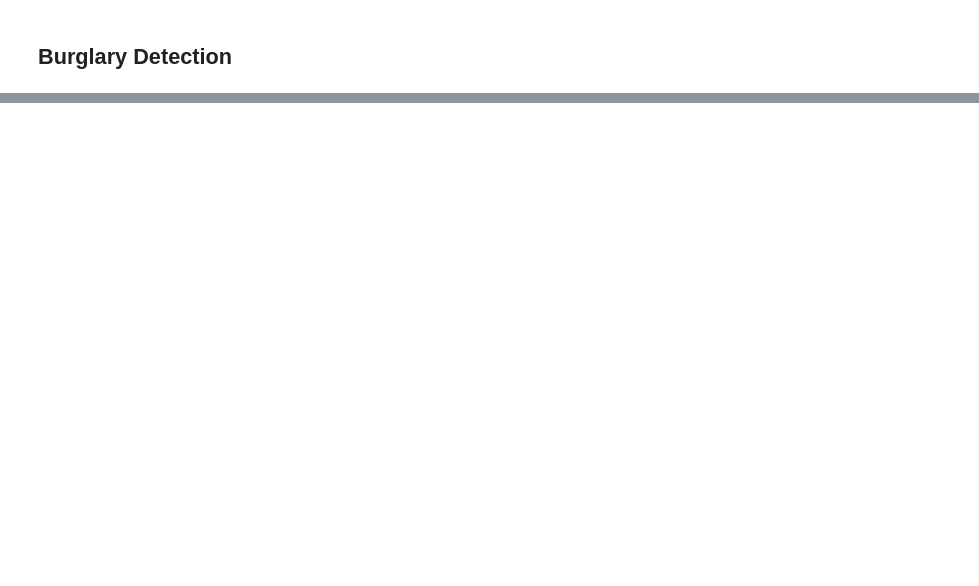
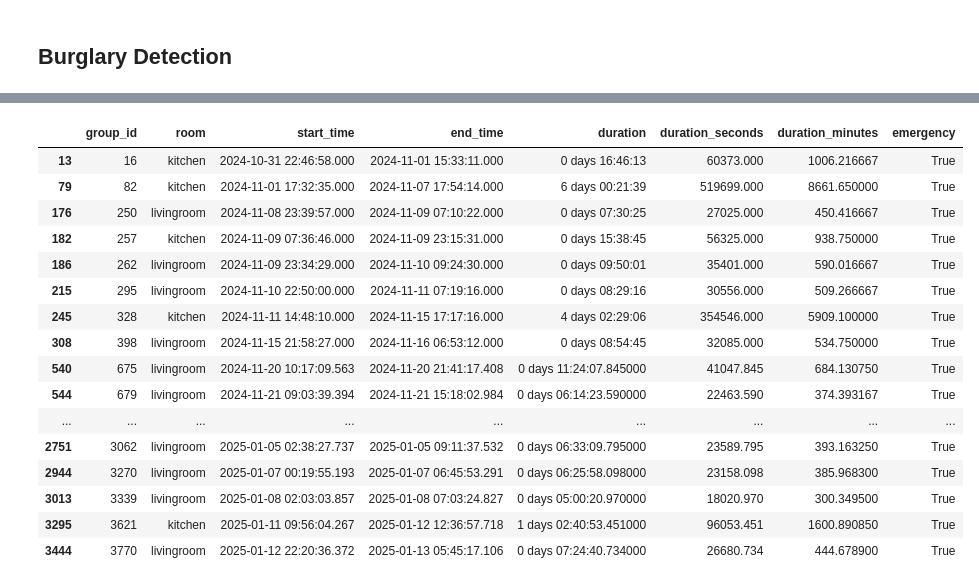
Before and after one commit to radovluk/sif, a Jupyter notebook: monitoring/monitoring.ipynb, the cells around one changed output, grey strips where cells are left out. Drawn from its saved outputs; the diff is of its cells as text; code cells hidden in the pictures; blank space fills up the shorter version.

```diff
--- a/monitoring/monitoring.ipynb
+++ b/monitoring/monitoring.ipynb
@@ -392,0 +542,20 @@ Response: None
+# %%
+emergencies_df
+# %% [output]
+|  | group_id | room | start_time | end_time | duration | duration_seconds | duration_minutes | emergency |
+| 13 | 16 | kitchen | 2024-10-31 22:46:58.000 | 2024-11-01 15:33:11.000 | 0 days 16:46:13 | 60373.000 | 1006.216667 | True |
+| 79 | 82 | kitchen | 2024-11-01 17:32:35.000 | 2024-11-07 17:54:14.000 | 6 days 00:21:39 | 519699.000 | 8661.650000 | True |
+| 176 | 250 | livingroom | 2024-11-08 23:39:57.000 | 2024-11-09 07:10:22.000 | 0 days 07:30:25 | 27025.000 | 450.416667 | True |
+| 182 | 257 | kitchen | 2024-11-09 07:36:46.000 | 2024-11-09 23:15:31.000 | 0 days 15:38:45 | 56325.000 | 938.750000 | True |
+| 186 | 262 | livingroom | 2024-11-09 23:34:29.000 | 2024-11-10 09:24:30.000 | 0 days 09:50:01 | 35401.000 | 590.016667 | True |
+| 215 | 295 | livingroom | 2024-11-10 22:50:00.000 | 2024-11-11 07:19:16.000 | 0 days 08:29:16 | 30556.000 | 509.266667 | True |
+| 245 | 328 | kitchen | 2024-11-11 14:48:10.000 | 2024-11-15 17:17:16.000 | 4 days 02:29:06 | 354546.000 | 5909.100000 | True |
+| 308 | 398 | livingroom | 2024-11-15 21:58:27.000 | 2024-11-16 06:53:12.000 | 0 days 08:54:45 | 32085.000 | 534.750000 | True |
+| 540 | 675 | livingroom | 2024-11-20 10:17:09.563 | 2024-11-20 21:41:17.408 | 0 days 11:24:07.845000 | 41047.845 | 684.130750 | True |
+| 544 | 679 | livingroom | 2024-11-21 09:03:39.394 | 2024-11-21 15:18:02.984 | 0 days 06:14:23.590000 | 22463.590 | 374.393167 | True |
+| ... | ... | ... | ... | ... | ... | ... | ... | ... |
+| 2751 | 3062 | livingroom | 2025-01-05 02:38:27.737 | 2025-01-05 09:11:37.532 | 0 days 06:33:09.795000 | 23589.795 | 393.163250 | True |
+| 2944 | 3270 | livingroom | 2025-01-07 00:19:55.193 | 2025-01-07 06:45:53.291 | 0 days 06:25:58.098000 | 23158.098 | 385.968300 | True |
+| 3013 | 3339 | livingroom | 2025-01-08 02:03:03.857 | 2025-01-08 07:03:24.827 | 0 days 05:00:20.970000 | 18020.970 | 300.349500 | True |
+| 3295 | 3621 | kitchen | 2025-01-11 09:56:04.267 | 2025-01-12 12:36:57.718 | 1 days 02:40:53.451000 | 96053.451 | 1600.890850 | True |
+| 3444 | 3770 | livingroom | 2025-01-12 22:20:36.372 | 2025-01-13 05:45:17.106 | 0 days 07:24:40.734000 | 26680.734 | 444.678900 | True |
```
Also changed, not shown: parts of 42 cells of this notebook, 3 other files.
